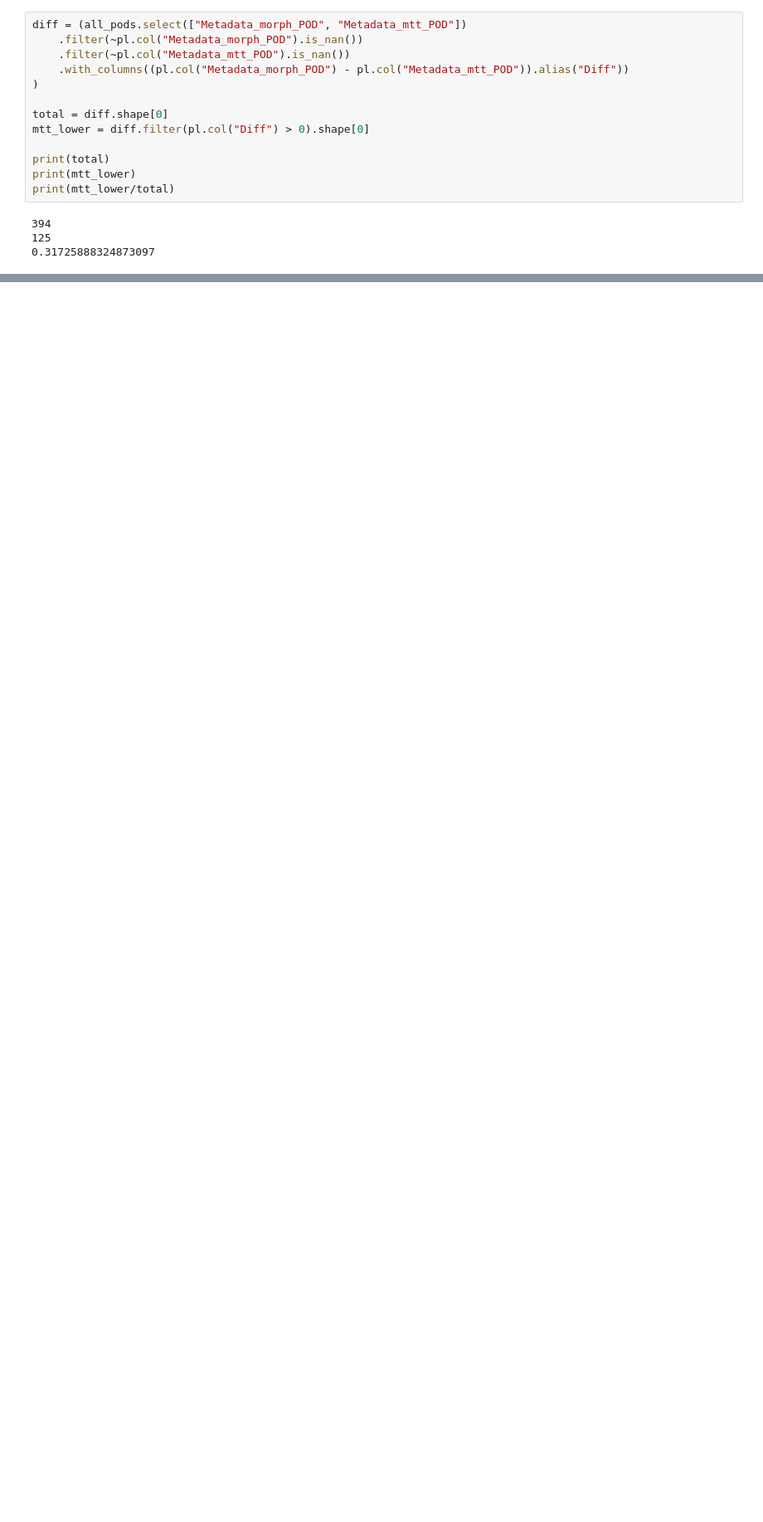
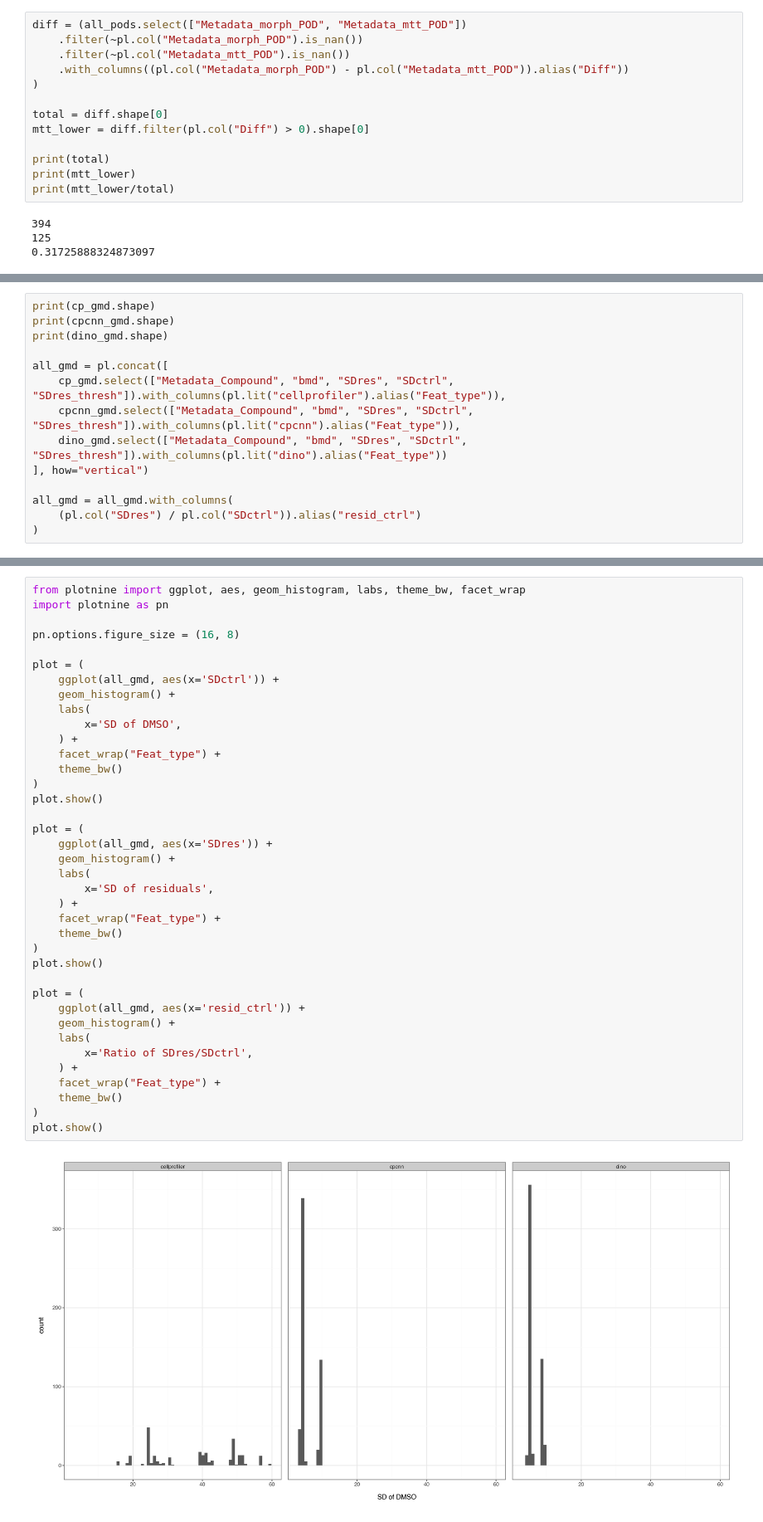
Before and after one commit to jessica-ewald/2024_09_09_Axiom_OASIS, a Jupyter notebook: 2_downstream_analysis/compare_pods.ipynb, the cells around one changed output, grey strips where cells are left out. Shown at 83% size. Saved outputs shown, nothing was run; the diff lists cells and outputs as text; blank space fills up the shorter version.

Commit message:
compare PODs across representation types

```diff
--- a/2_downstream_analysis/compare_pods.ipynb
+++ b/2_downstream_analysis/compare_pods.ipynb
@@ -199,0 +227,14 @@ print(mtt_lower/total)
+# %%
+print(cp_gmd.shape)
+print(cpcnn_gmd.shape)
+print(dino_gmd.shape)
+
+all_gmd = pl.concat([
+    cp_gmd.select(["Metadata_Compound", "bmd", "SDres", "SDctrl", "SDres_thresh"]).with_columns(pl.lit("cellprofiler").alias("Feat_type")),
+    cpcnn_gmd.select(["Metadata_Compound", "bmd", "SDres", "SDctrl", "SDres_thresh"]).with_columns(pl.lit("cpcnn").alias("Feat_type")),
+    dino_gmd.select(["Metadata_Compound", "bmd", "SDres", "SDctrl", "SDres_thresh"]).with_columns(pl.lit("dino").alias("Feat_type"))
+], how="vertical")
+
+all_gmd = all_gmd.with_columns(
+    (pl.col("SDres") / pl.col("SDctrl")).alias("resid_ctrl")
+)
@@ -199,0 +245,40 @@ print(mtt_lower/total)
+# %%
+from plotnine import ggplot, aes, geom_histogram, labs, theme_bw, facet_wrap
+import plotnine as pn
+
+pn.options.figure_size = (16, 8)
+
+plot = (
+    ggplot(all_gmd, aes(x='SDctrl')) +
+    geom_histogram() +
+    labs(
+        x='SD of DMSO',
+    ) +
+    facet_wrap("Feat_type") +
+    theme_bw()
+)
+plot.show()
+
+plot = (
+    ggplot(all_gmd, aes(x='SDres')) +
+    geom_histogram() +
+    labs(
+        x='SD of residuals',
+    ) +
+    facet_wrap("Feat_type") +
+    theme_bw()
+)
+plot.show()
+
+plot = (
+    ggplot(all_gmd, aes(x='resid_ctrl')) +
+    geom_histogram() +
+    labs(
+        x='Ratio of SDres/SDctrl',
+    ) +
+    facet_wrap("Feat_type") +
+    theme_bw()
+)
+plot.show()
+# %% [output]
+[figure, added]
```
Also changed, not shown: parts of 15 cells of this notebook, 2 other files.
